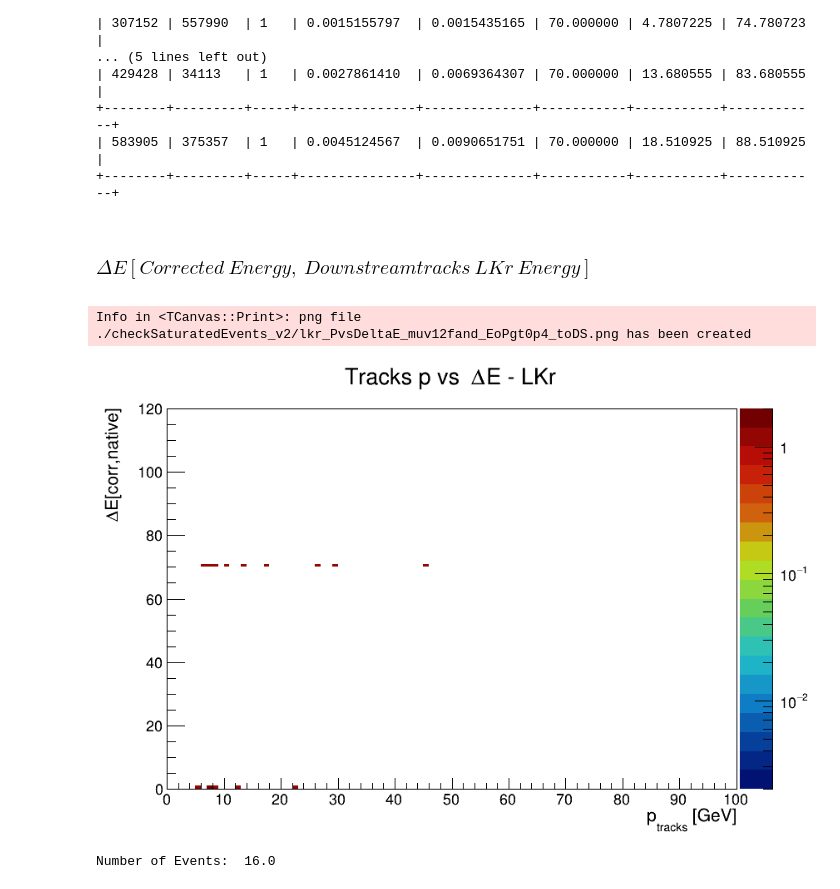
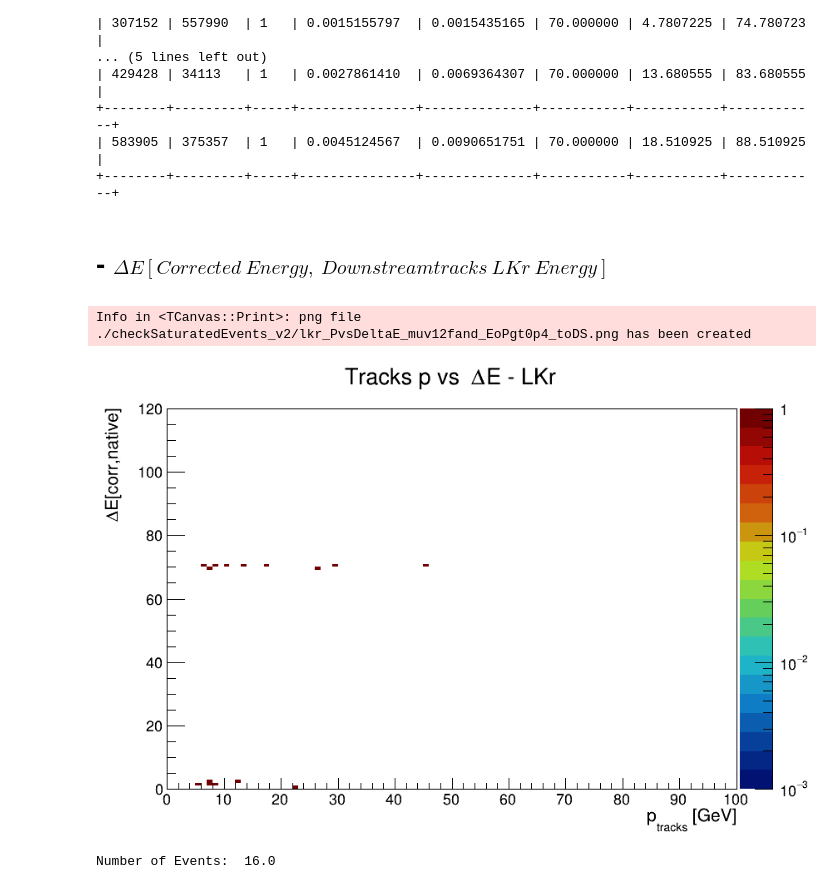
Before and after one commit to slezki/CheckForSaturatedEvents, a Jupyter notebook: checkSaturatedEvents.ipynb, the cells around one changed output. Saved outputs shown, nothing was run; the diff lists cells and outputs as text; code cells hidden in the pictures.

```diff
--- a/checkSaturatedEvents.ipynb
+++ b/checkSaturatedEvents.ipynb
@@ -235,26 +235,26 @@ df_muv12_f_and_EoPgt0p4.Print()
 | 583905 | 375357  | 1   | 0.0045124567  | 0.0090651751 | 70.000000 | 18.510925 | 88.510925  |
 +--------+---------+-----+---------------+--------------+-----------+-----------+------------+
 # %% [markdown]
-# <font size="4">$\Delta E[Corrected\ Energy,\ Downstreamtracks\ LKr\ Energy]$</font>
+# - <font size="4">$\Delta E[Corrected\ Energy,\ Downstreamtracks\ LKr\ Energy]$</font>
 # %%
 df_muv12_f_and_EoPgt0p4_toDS = df_muv12_f_and.Filter("Tracks_lkrEoP>0.4&&DeltaE_toDS>0")
 # %%
-lkr_PvsDeltaE_muv12fand_EoPgt0p4_toDS = df_muv12_f_and_EoPgt0p4_toDS.Histo2D(("lkr_PvsDeltaE_muv12fand_EoPgt0p4_toDS","lkr_PvsDeltaE_muv12fand_EoPgt0p4_toDS",100,0,100,120,0,120),"Tracks_p","DeltaE")
+lkr_PvsDeltaE_muv12fand_EoPgt0p4_toDS = df_muv12_f_and_EoPgt0p4_toDS.Histo2D(("lkr_PvsDeltaE_muv12fand_EoPgt0p4_toDS","lkr_PvsDeltaE_muv12fand_EoPgt0p4_toDS",100,0,100,120,0,120),"Tracks_p","DeltaE_toDS")
 clkr_PvsDeltaE_muv12fand_EoPgt0p4_toDS = ROOT.TCanvas("clkr_PvsDeltaE_muv12fand_EoPgt0p4_toDS","",860,600)
 clkr_PvsDeltaE_muv12fand_EoPgt0p4_toDS.SetLogz()
 ROOT.gStyle.SetOptStat(0)
 ROOT.gStyle.SetPalette(ROOT.kRainBow)
 lkr_PvsDeltaE_muv12fand_EoPgt0p4_toDS.SetTitle("Tracks p vs #DeltaE - LKr")
 lkr_PvsDeltaE_muv12fand_EoPgt0p4_toDS.GetXaxis().SetTitleSize(0.04)
 lkr_PvsDeltaE_muv12fand_EoPgt0p4_toDS.GetYaxis().SetTitleSize(0.04)
 lkr_PvsDeltaE_muv12fand_EoPgt0p4_toDS.SetXTitle("p_{tracks} [GeV]")
 lkr_PvsDeltaE_muv12fand_EoPgt0p4_toDS.SetYTitle("#DeltaE[corr,native]")
 lkr_PvsDeltaE_muv12fand_EoPgt0p4_toDS.Draw("COLZ")
 clkr_PvsDeltaE_muv12fand_EoPgt0p4_toDS.Draw()
 clkr_PvsDeltaE_muv12fand_EoPgt0p4_toDS.SaveAs("./"+saveDir+"/lkr_PvsDeltaE_muv12fand_EoPgt0p4_toDS.png")
 # %% [output]
 Info in <TCanvas::Print>: png file ./checkSaturatedEvents_v2/lkr_PvsDeltaE_muv12fand_EoPgt0p4_toDS.png has been created
-[figure, old version]
+[figure, new version]
 # %%
 print("Number of Events: ", lkr_PvsDeltaE_muv12fand_EoPgt0p4_toDS.GetEntries())
 # %% [output]
```
Also changed, not shown: parts of 2 cells of this notebook.
